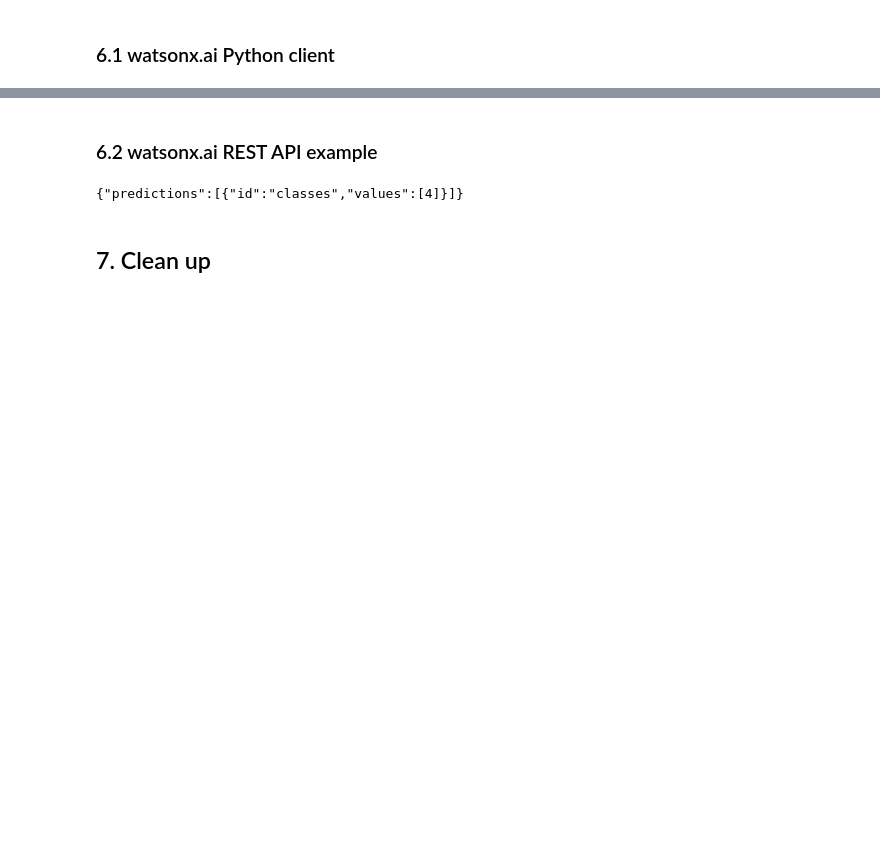
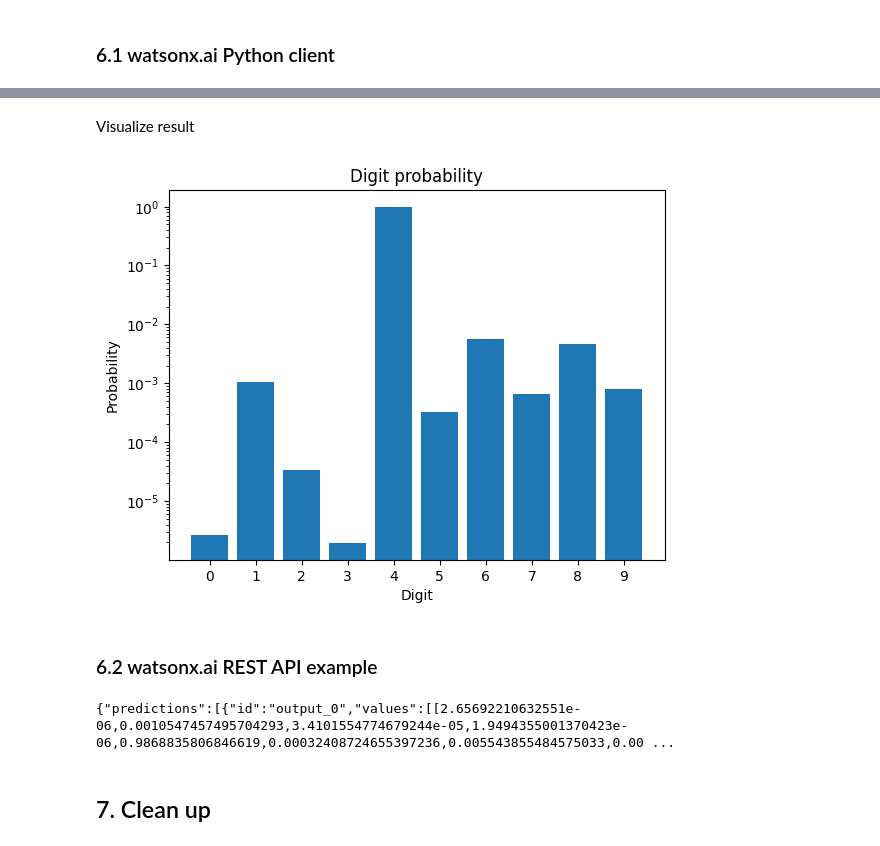
Before and after one commit to IBM/watsonx-ai-samples, a Jupyter notebook: cloud/notebooks/python_sdk/deployments/python_function/Use function to recognize hand-written digits.ipynb, the cells around one changed output, grey strips where cells are left out. Saved outputs shown, nothing was run; the diff lists cells and outputs as text; code cells hidden in the pictures; blank space fills up the shorter version.

Commit message:
Migrated Cloud notebooks from RT 24.1 to RT 25.1 and RT GenAI
Signed-off-by: Rafal Chrzanowski <Rafal.Chrzanowski@ibm.com>

```diff
--- a/cloud/notebooks/python_sdk/deployments/python_function/Use function to recognize hand-written digits.ipynb
+++ b/cloud/notebooks/python_sdk/deployments/python_function/Use function to recognize hand-written digits.ipynb
@@ -394,13 +438,33 @@ else:
+# %% [markdown]
+Visualize result
+# %%
+plt.bar(range(10), func_result["predictions"][0]["values"][0])
+plt.title("Digit probability")
+plt.xlabel("Digit")
+plt.ylabel("Probability")
+plt.xticks(range(10))
+plt.yscale("log")
+plt.show()
+# %% [output]
+[figure, added]
 # %% [markdown]
 ### 6.2 watsonx.ai REST API example
 # %%
+import requests
+
 # Get an IAM token from IBM Cloud
-url     = "https://iam.bluemix.net/oidc/token"
+url = "https://iam.bluemix.net/oidc/token"
 headers = {"Content-Type": "application/x-www-form-urlencoded"}
-data    = "apikey=" + credentials["apikey"] + "&grant_type=urn:ibm:params:oauth:grant-type:apikey"
+data = (
+    "apikey="
+    + credentials["apikey"]
+    + "&grant_type=urn:ibm:params:oauth:grant-type:apikey"
+)
 IBM_cloud_iam_id = "bx"
 IBM_cloud_iam_pwd = "bx"
-response  = requests.post(url, headers=headers, data=data, auth=(IBM_cloud_iam_id, IBM_cloud_iam_pwd))
+response = requests.post(
+    url, headers=headers, data=data, auth=(IBM_cloud_iam_id, IBM_cloud_iam_pwd)
+)
 
 if 200 != response.status_code:
     print(response.status_code)
@@ -409,13 +473,17 @@ else:
     iam_token = response.json()["access_token"]
 
     # Send data to deployment for processing
-    headers = {"Content-Type"   : "application/json",
-               "Authorization"  : "Bearer " + iam_token}
+    headers = {
+        "Content-Type": "application/json",
+        "Authorization": "Bearer " + iam_token,
+    }
     params = {"version": "2020-08-01"}
-    response = requests.post(function_deployment_endpoint_url, json=payload, params=params, headers=headers)
+    response = requests.post(
+        function_deployment_endpoint_url, json=payload, params=params, headers=headers
+    )
     print(response.text)
 # %% [output]
-{"predictions":[{"id":"classes","values":[4]}]}
+{"predictions":[{"id":"output_0","values":[[2.65692210632551e-06,0.0010547457495704293,3.4101554774679244e-05,1.9494355001370423e-06,0.9868835806846619,0.00032408724655397236,0.005543855484575033,0.00 ...
 # %% [markdown]
 ## <a id="cleanup"></a> 7. Clean up
 # %% [markdown]
```
Also changed, not shown: parts of 57 cells of this notebook, 46 other files.
